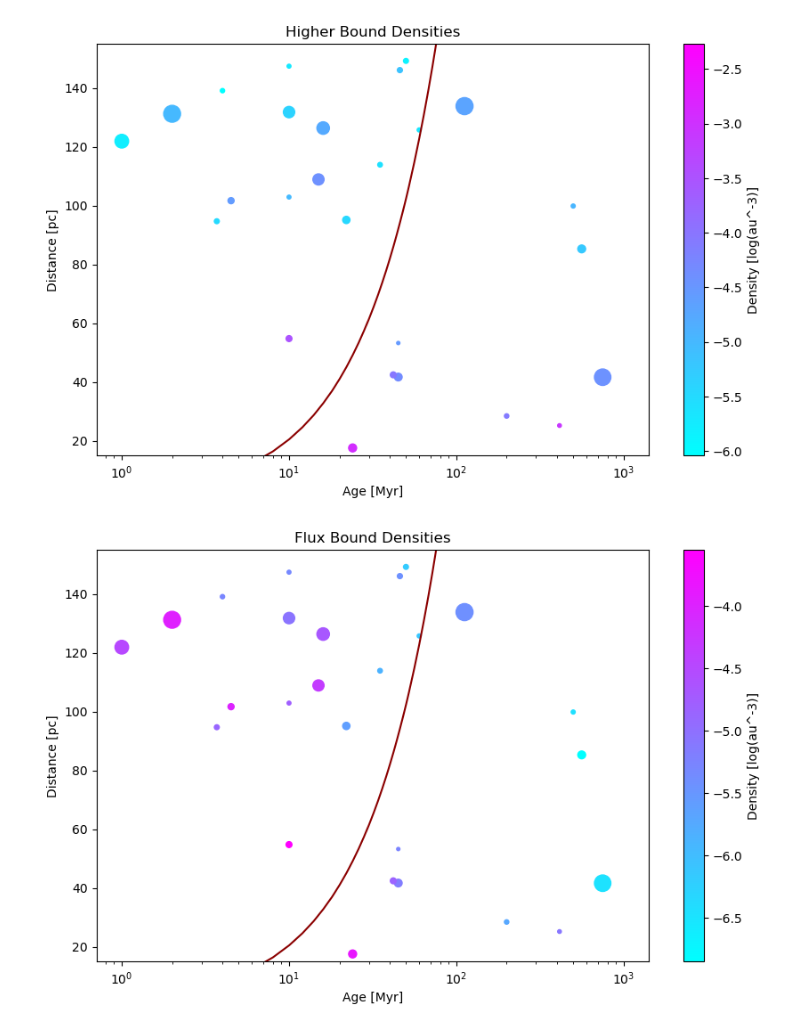
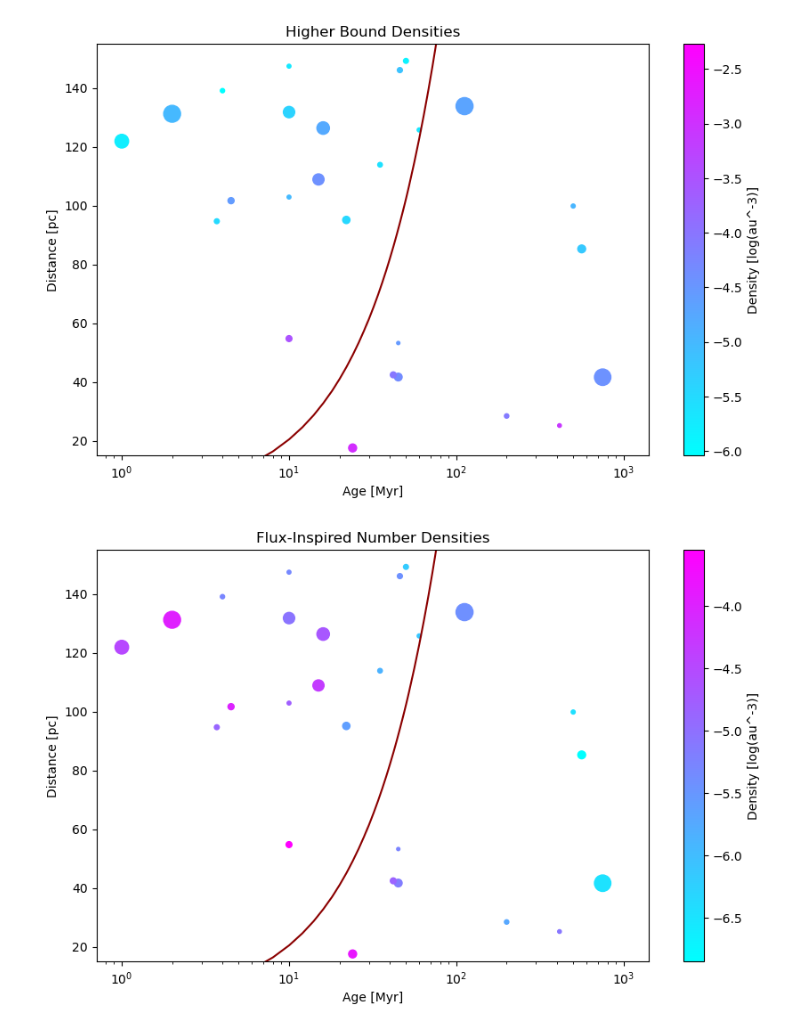
Before and after one commit to AutumnPearce/ISObooks, a Jupyter notebook: associations/associations.ipynb, the cells around one changed output. Saved outputs shown, nothing was run; the diff lists cells and outputs as text; code cells hidden in the pictures.

```diff
--- a/associations/associations.ipynb
+++ b/associations/associations.ipynb
@@ -524,20 +503,20 @@ plt.show()
 # %%
 fig,ax = plt.subplots(figsize = (10,6))
 
-ax.set_title('Flux Bound Densities')
+ax.set_title('Flux-Inspired Number Densities')
 ax.set_xscale('log')
 ax.set_xlabel('Age [Myr]')
 ax.set_ylabel('Distance [pc]')
 
 ax.set_ylim([15,155])
 
 dens = [dens.value for dens in data['num_density_flux']]
 sc = ax.scatter(data['age'], data['distance'], s = data['N'], c = np.log10(dens), cmap='cool')
 fig.colorbar(sc,label = 'Density [log(au^-3)]')
 
 ages = np.linspace(0,1000,500)
 plt.plot(ages,distance_cutoff(ages),color='darkred', linewidth = 1.5)
 
 plt.show()
 # %% [output]
-[figure, old version]
+[figure, new version]
```
Also changed, not shown: parts of 1 cell of this notebook, 2 other files.
